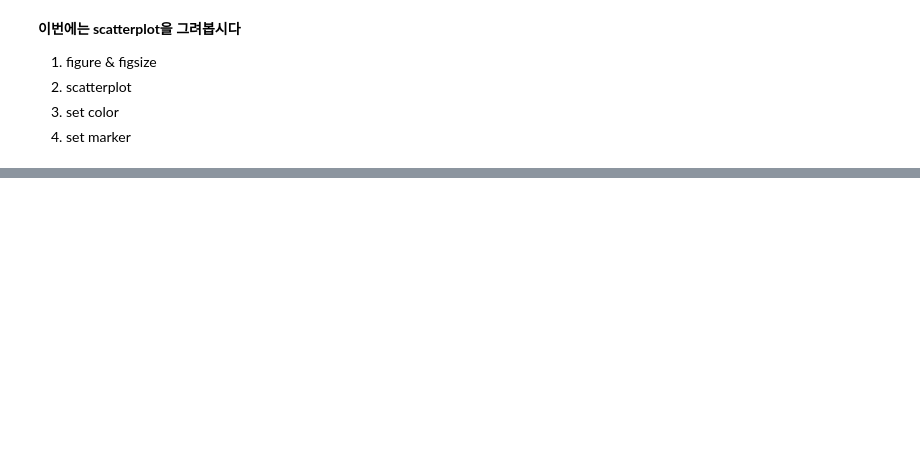
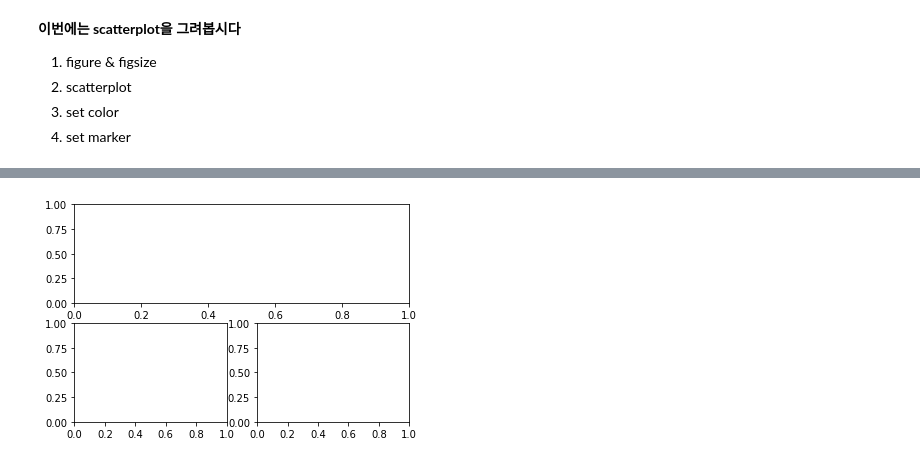
Before and after one commit to y001003/yeardream, a Jupyter notebook: python_basic/실습/Chapter.02 데이터 분석 라이브러리-08. pyplot 기초 (실습).ipynb, the cells around one changed output, grey strips where cells are left out. Cells and saved outputs as stored; diff of their text form; code cells hidden in the pictures; blank space fills up the shorter version.

```diff
--- a/python_basic/실습/Chapter.02 데이터 분석 라이브러리-08. pyplot 기초 (실습).ipynb
+++ b/python_basic/실습/Chapter.02 데이터 분석 라이브러리-08. pyplot 기초 (실습).ipynb
@@ -53,8 +83,16 @@ import matplotlib.pyplot as plt
 # %%
 # subplot을 이용하여 여러 개의 plot을 한번에 그립니다.
 # subplot()을 이용하여 여러개의 plot을 하나의 figure에 출력할 수 있다.
 
 
 # plt.subplot(nrows, ncols, index)
 # nrows와 ncols가 있다고 했을 때의 위치!
 ## 처음할 때 굉장히 헷갈립니다!! 2 x 2로 연습을 많이 해보세요 :)
+plt.figure()
+plt.subplot(2,1,1)
+# plt.subplot(2,1,2)
+plt.subplot(2,2,3)
+plt.subplot(2,2,4)
+plt.show()
+# %% [output]
+[figure, added]
```
Also changed, not shown: parts of 11 cells of this notebook.
